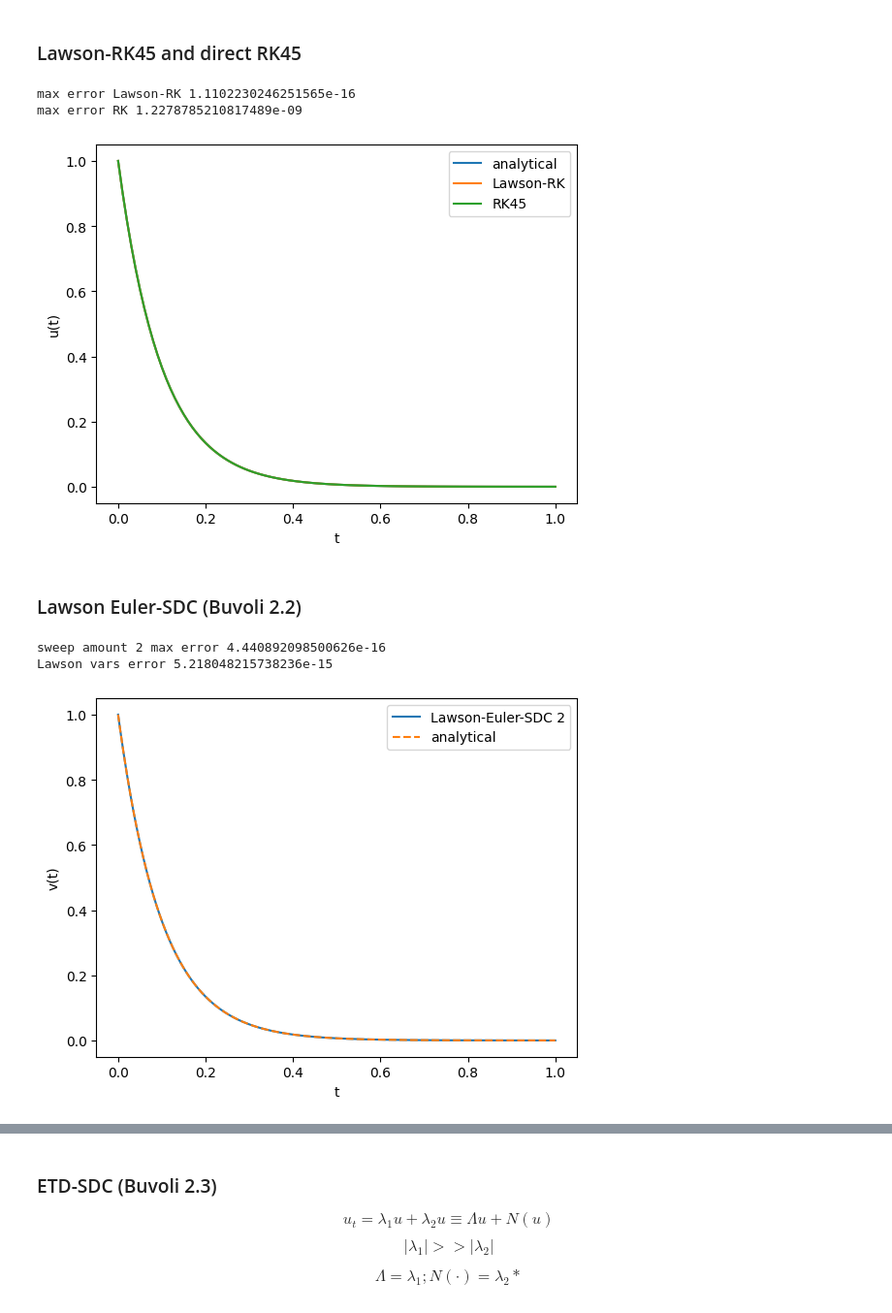
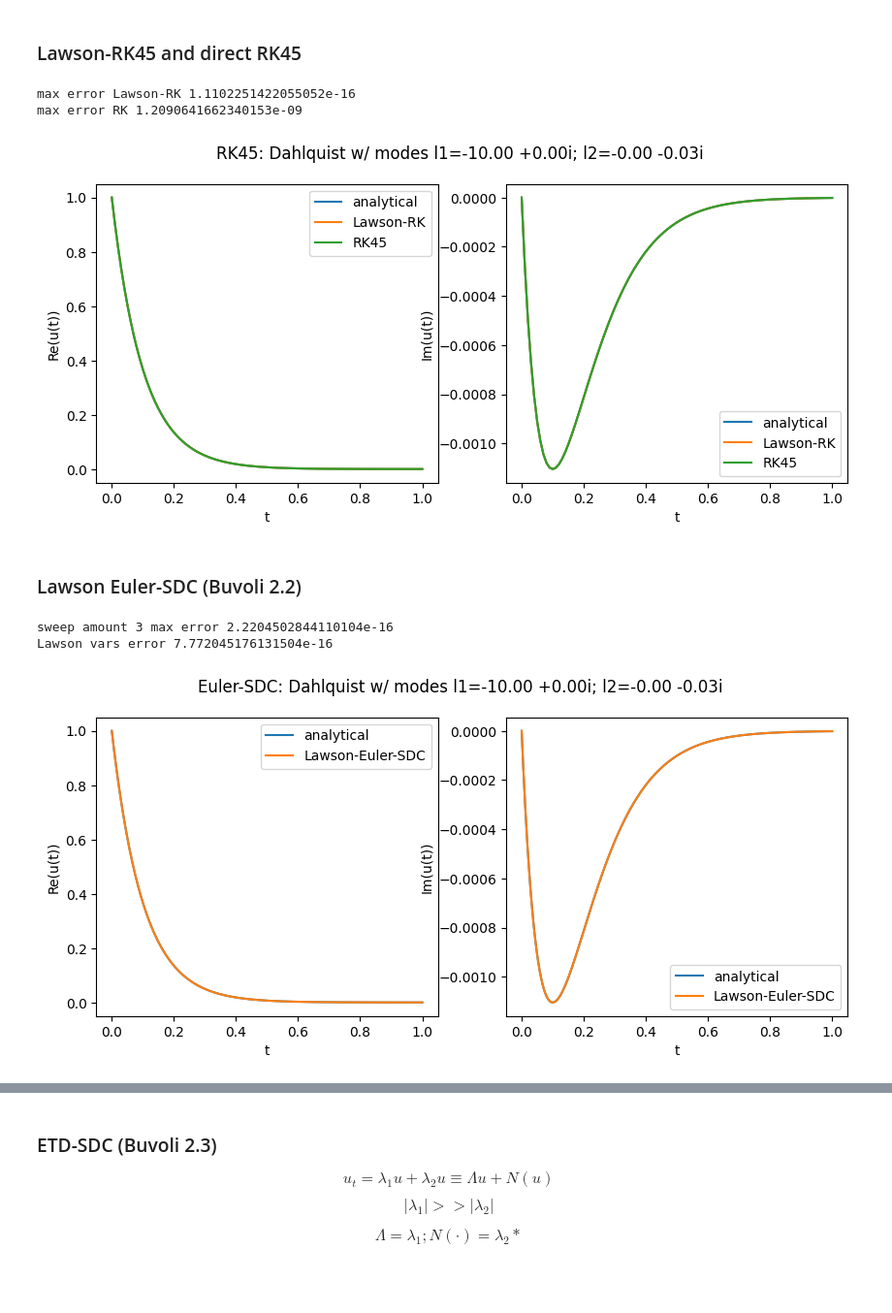
Before and after one commit to BoriskovaLiza/masterarbeit, a Jupyter notebook: Lawson.ipynb, the cells around one changed output, grey strips where cells are left out. Shown: that part at 97% size. Saved outputs shown, nothing was run; the diff lists cells and outputs as text; code cells hidden in the pictures; blank space fills up the shorter version.

Commit message:
add complex values support, simplify plotting

```diff
--- a/Lawson.ipynb
+++ b/Lawson.ipynb
@@ -40,28 +36,49 @@ u_integ = scipy.integrate.RK45(fu, t0, [u0], 100., first_step=timestep, max_step
+# %%
+# plotting function
+def plot_solutions(plot_name, method_names, method_solutions, shared_t):
+    fig, (ax1, ax2) = plt.subplots(1, 2)
+    global l1, l2
+    fig.suptitle('%s: Dahlquist w/ modes l1=%.2f %+.2fi; l2=%.2f %+.2fi' % (plot_name, l1.real, l1.imag, l2.real, l2.imag))
+    fig.set_size_inches((10,4))
+
+    for name, solution in zip(method_names, method_solutions):
+        ax1.plot(shared_t, solution.real, label=name)
+        ax2.plot(shared_t, solution.imag, label=name)
+
+    ax1.legend()
+    ax1.set_xlabel("t")
+    ax1.set_ylabel("Re(u(t))")
+
+    ax2.legend()
+    ax2.set_xlabel("t")
+    ax2.set_ylabel("Im(u(t))")
+    plt.show()
+
+    return
 # %% [markdown]
 ### Lawson-RK45 and direct RK45
 # %%
+# RK45(u) and Lawson-RK45(v) integrators
+v_integ = scipy.integrate.RK45(fv, t0, [v0], 100., first_step=timestep, max_step=timestep)
+u_integ = scipy.integrate.RK45(fu, t0, [u0], 100., first_step=timestep, max_step=timestep)
+
 for i in range(steps):
     t[i] = v_integ.t
-    uv[i] = v_integ.y * np.exp(v_integ.t*l1)
+    uv[i] = v_integ.y * (np.exp(v_integ.t*l1) + 0.j)
     v_integ.step()
     u[i] = u_integ.y
     u_integ.step()
 
 print("max error Lawson-RK", np.max(np.abs(uv - np.exp((l1 + l2)*t))))
 print("max error RK", np.max(np.abs(u - np.exp((l1 + l2)*t))))
-plt.plot(t, np.exp((l1 + l2)*t), label="analytical")
-plt.plot(t, uv, label="Lawson-RK")
-plt.plot(t, u, label="RK45")
-plt.legend()
-plt.xlabel("t")
-plt.ylabel("u(t)")
-plt.show()
+
+plot_solutions("RK45", ["analytical", "Lawson-RK", "RK45"], [np.exp((l1 + l2)*t), uv, u], t)
 # %% [output]
-max error Lawson-RK 1.1102230246251565e-16
-max error RK 1.2278785210817489e-09
+max error Lawson-RK 1.1102251422055052e-16
+max error RK 1.2090641662340153e-09
-[figure, old version]
+[figure, new version]
-# %% [markdown]
-### Lawson Euler-SDC (Buvoli 2.2)
+# %% [markdown]
+### Lawson Euler-SDC (Buvoli 2.2)
 # %%
 N = 5
 Ti = (N+1) * (steps-1) + 1
@@ -74,14 +91,14 @@ for i in range(steps-1):
 tau[-1] = 1.
 
 # u -> v change variables and propagate solution
-uv_sdc = np.empty((Ti))
+uv_sdc = np.empty((Ti), dtype=np.cfloat)
 uv_sdc[0] = u0 # * np.exp(-t0*l1) === 1.0
 dtau = tau[1:] - tau[:-1]
 
 # v -> u change of variables
-exptl1 = np.exp(tau * l1)
+exptl1 = np.exp(tau * l1) + 0.j
 
-M = 2
+M = 3
 
 # init chebychev series
 Order = N+2
@@ -120,18 +137,13 @@ for j in range(steps-1): # timesteps
 # calculate total error
 print("sweep amount", M, "max error", np.max(np.abs(uv_sdc * exptl1 - np.exp((l1 + l2)*tau))))
 print("Lawson vars error", np.max(np.abs(uv_sdc - np.exp(l2*tau))))
+
 # plot solution
-plt.plot(tau, uv_sdc * exptl1, label="Lawson-Euler-SDC " + str(M))
-
-plt.plot(tau, np.exp((l1+l2)*tau), label="analytical", linestyle="--")
-plt.legend()
-plt.xlabel("t")
-plt.ylabel("v(t)")
-plt.show()
+plot_solutions("Euler-SDC", ["analytical", "Lawson-Euler-SDC"], [np.exp((l1 + l2)*tau), (uv_sdc * exptl1)], tau)
 # %% [output]
-sweep amount 2 max error 4.440892098500626e-16
-Lawson vars error 5.218048215738236e-15
+sweep amount 3 max error 2.2204502844110104e-16
+Lawson vars error 7.772045176131504e-16
-[figure, old version]
+[figure, new version]
 # %%
 # explicit Euler equidistant nodes
 for i in range(1, steps):
```
Also changed, not shown: parts of 10 cells of this notebook.
